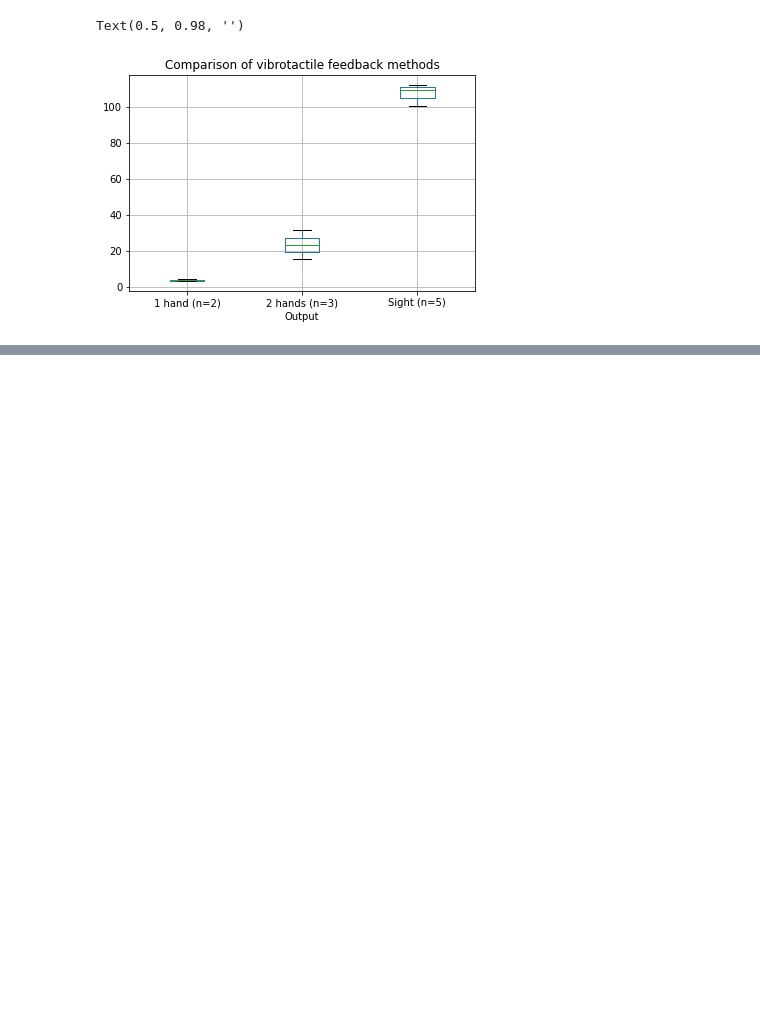
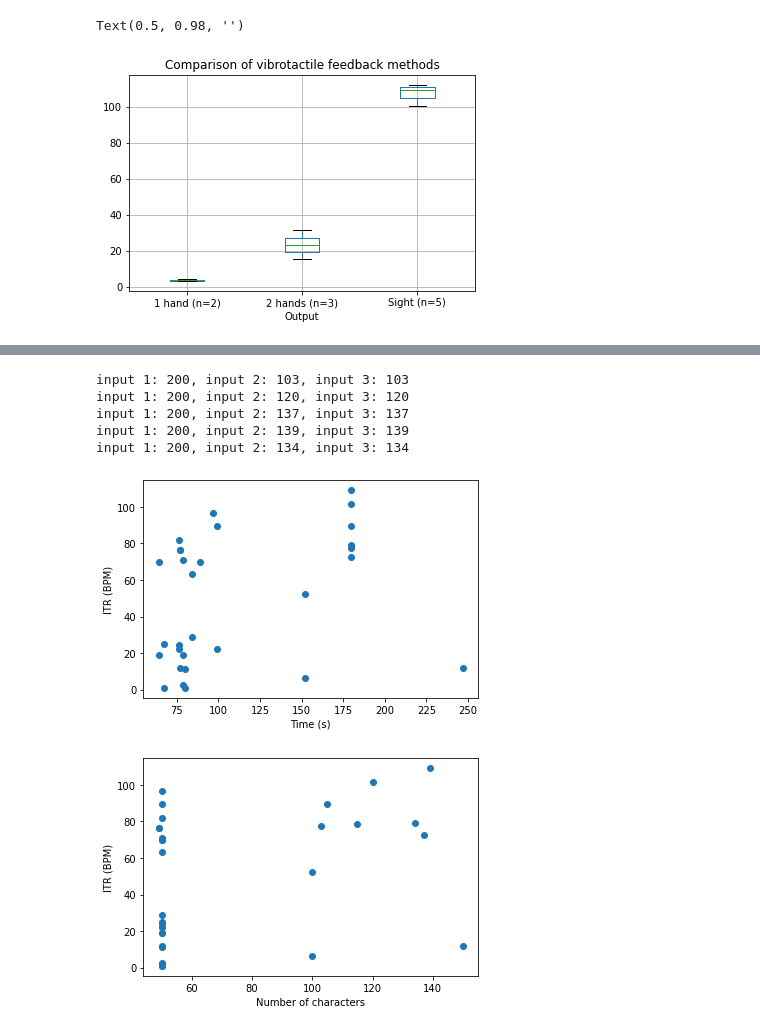
Before and after one commit to scidex/imu-vibration-itr-maximization, a Jupyter notebook: System Analysis.ipynb, the cells around one changed output, grey strips where cells are left out. Cells and saved outputs as stored; diff of their text form; code cells hidden in the pictures; blank space fills up the shorter version.

```diff
--- a/System Analysis.ipynb
+++ b/System Analysis.ipynb
@@ -146,0 +200,40 @@ fig.tight_layout()
+# %%
+# Plot the relation between the time of an experiment and the full system ITR/accuracy.
+
+def itr_wrapper(input1, input2, output, time):
+    if input2 is not None:
+        print('input 1: {}, input 2: {}, input 3: {}'.format(input1.shape[1], input2.shape[1], output.shape[1]))
+    if input1.shape[1] != output.shape[1] and input2.shape[1] == output.shape[1]:
+        return calc_itr(input2, output, time)
+    else:
+        return calc_itr(input1, output, time)
+
+# Exclude e_trials
+no_e_trials = experiments[~experiments['trial name'].str.contains('e')]
+
+# Exclude trials without decoding.
+time_relation_trials = no_e_trials[~no_e_trials['decoding corrected'].isnull()]
+time_relation_trials_itr = time_relation_trials.apply(lambda x: itr_wrapper(conv2arr(x['reference']), conv2arr(x['reference_shortened']), conv2arr(x['decoding corrected']), x['time (s)']), axis=1)
+
+
+# No results that are very usable (yet)
+plt.figure()
+plt.scatter(time_relation_trials['time (s)'], time_relation_trials_itr)
+plt.ylabel('ITR (BPM)')
+plt.xlabel('Time (s)')
+plt.show()
+
+# Try for the number of characters.
+plt.figure()
+plt.scatter(time_relation_trials['Num characters'], time_relation_trials_itr)
+plt.ylabel('ITR (BPM)')
+plt.xlabel('Number of characters')
+plt.show()
+# %% [output]
+input 1: 200, input 2: 103, input 3: 103
+input 1: 200, input 2: 120, input 3: 120
+input 1: 200, input 2: 137, input 3: 137
+input 1: 200, input 2: 139, input 3: 139
+input 1: 200, input 2: 134, input 3: 134
+[figure, added]
+[figure, added]
```
Also changed, not shown: parts of 6 cells of this notebook.
